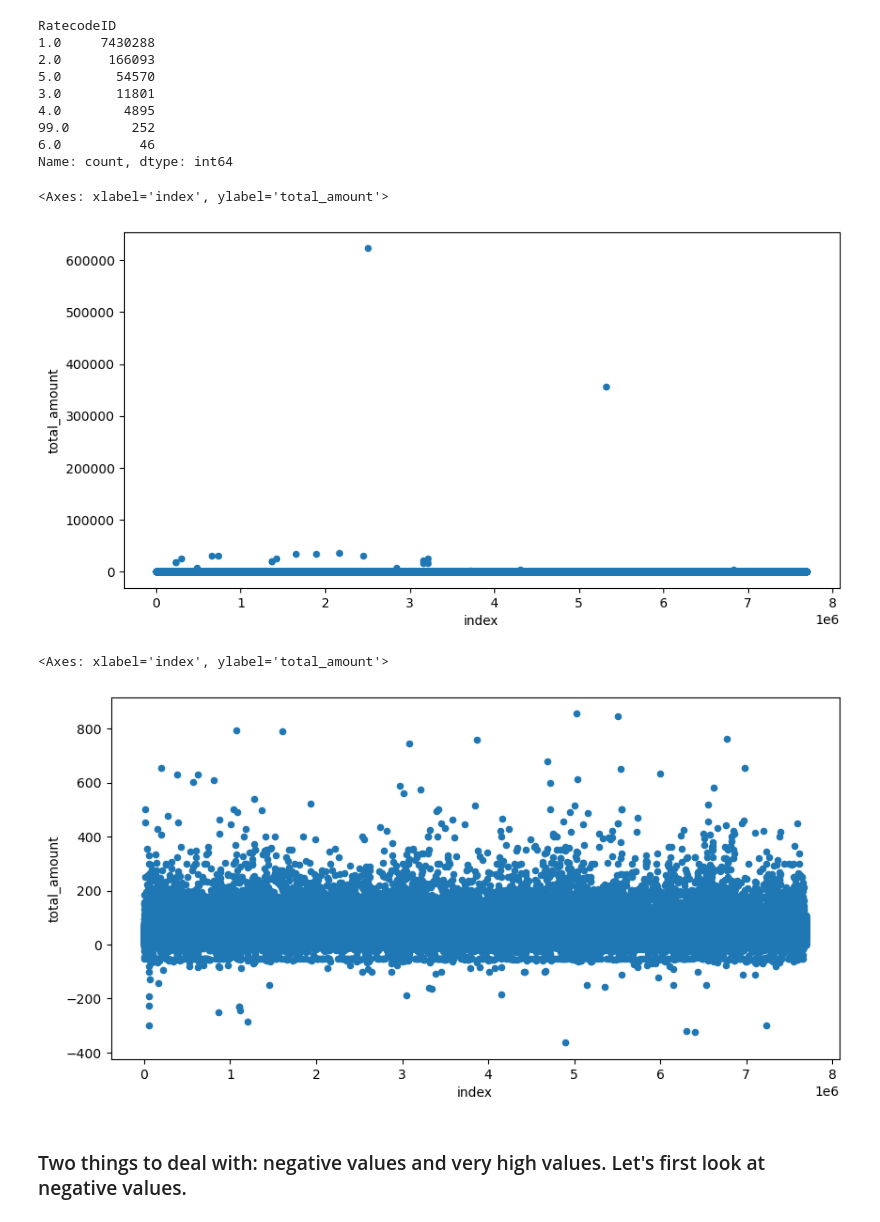
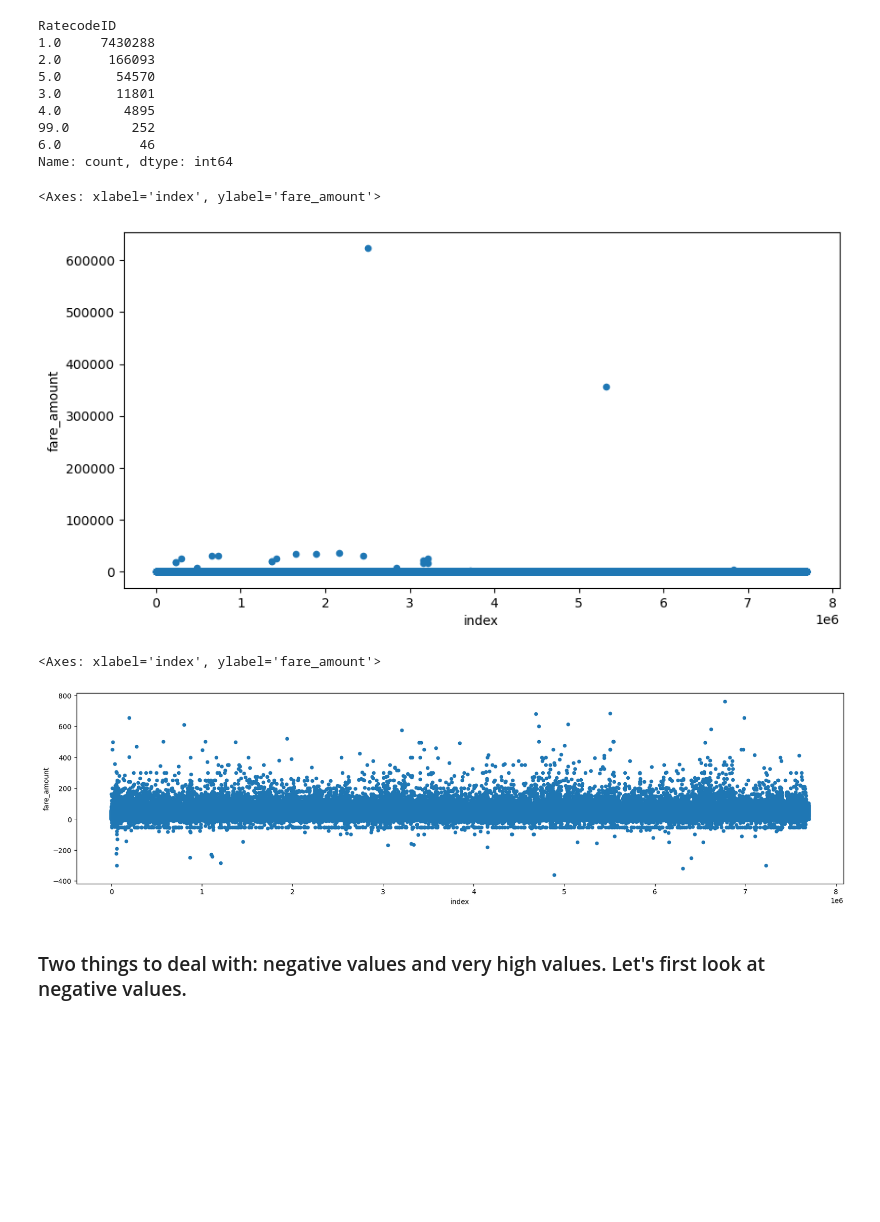
Before and after one commit to AdrijaPayin/new-york-taxi-analysis, a Jupyter notebook: Data Exploration.ipynb, the cells around one changed output. Drawn from its saved outputs; the diff is of its cells as text; code cells hidden in the pictures; blank space fills up the shorter version.

```diff
--- a/Data Exploration.ipynb
+++ b/Data Exploration.ipynb
@@ -41,5 +41,5 @@ Index(['VendorID', 'tpep_pickup_datetime', 'tpep_dropoff_datetime',
 # %%
 taxi_data = taxi_data[['tpep_pickup_datetime', 'tpep_dropoff_datetime',
        'passenger_count', 'trip_distance', 'RatecodeID','PULocationID',
-       'DOLocationID', 'payment_type',  'total_amount']]
+       'DOLocationID', 'payment_type',  'total_amount', 'fare_amount']]
 # %%
@@ -68,15 +73,15 @@ RatecodeID
 6.0          46
 Name: count, dtype: int64
 # %%
-taxi_data.reset_index().plot(kind='scatter', y='total_amount', x='index', figsize=(10,5))
+taxi_data.reset_index().plot(kind='scatter', y='fare_amount', x='index', figsize=(10,5))
 # %% [output]
-<Axes: xlabel='index', ylabel='total_amount'>
+<Axes: xlabel='index', ylabel='fare_amount'>
 [figure]
 # %%
-taxi_data[taxi_data['total_amount']<1000].reset_index().plot(kind='scatter', y='total_amount', x='index', figsize=(10,5))
+taxi_data[taxi_data['fare_amount']<1000].reset_index().plot(kind='scatter', y='fare_amount', x='index', figsize=(20,5))
 # %% [output]
-<Axes: xlabel='index', ylabel='total_amount'>
+<Axes: xlabel='index', ylabel='fare_amount'>
-[figure, old version]
+[figure, new version]
 # %% [markdown]
 ### Two things to deal with: negative values and very high values. Let's first look at negative values.
 # %%
```
Also changed, not shown: parts of 87 cells of this notebook, 3 other files.
